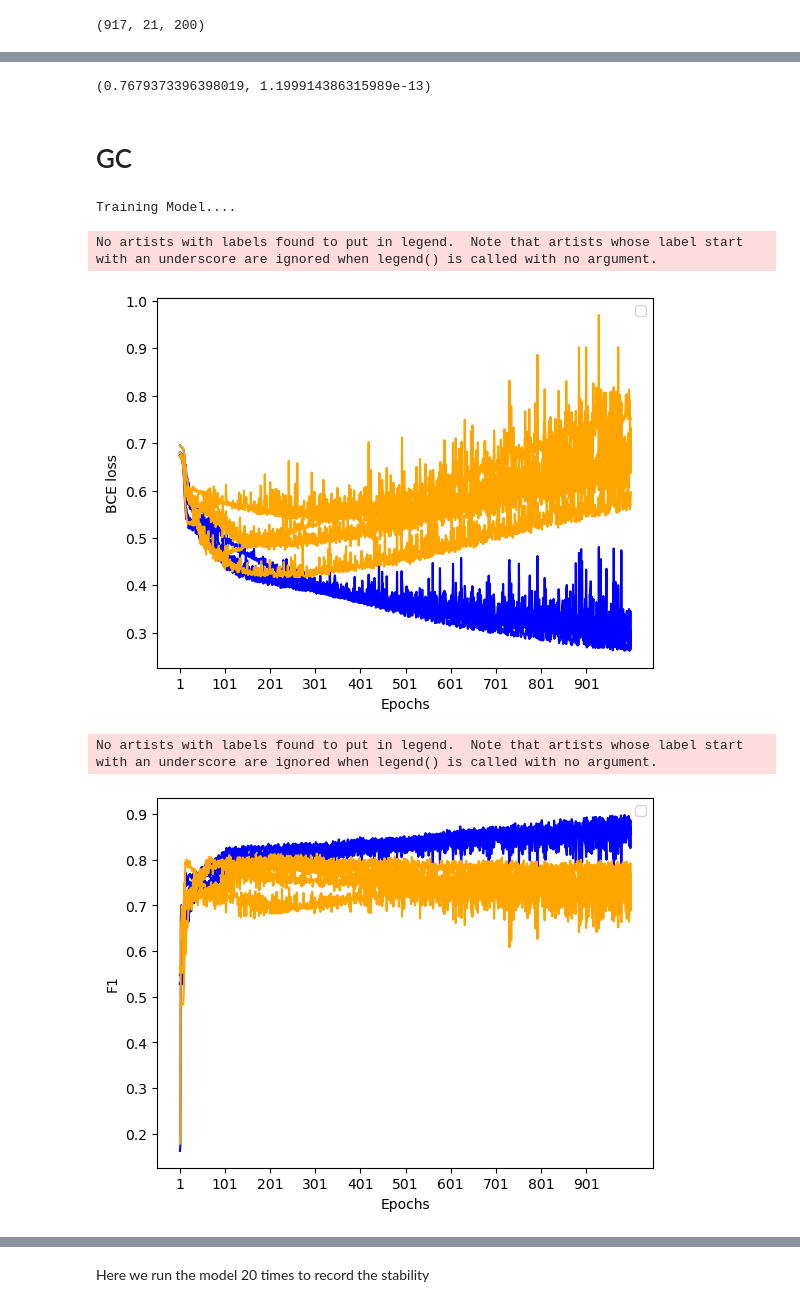
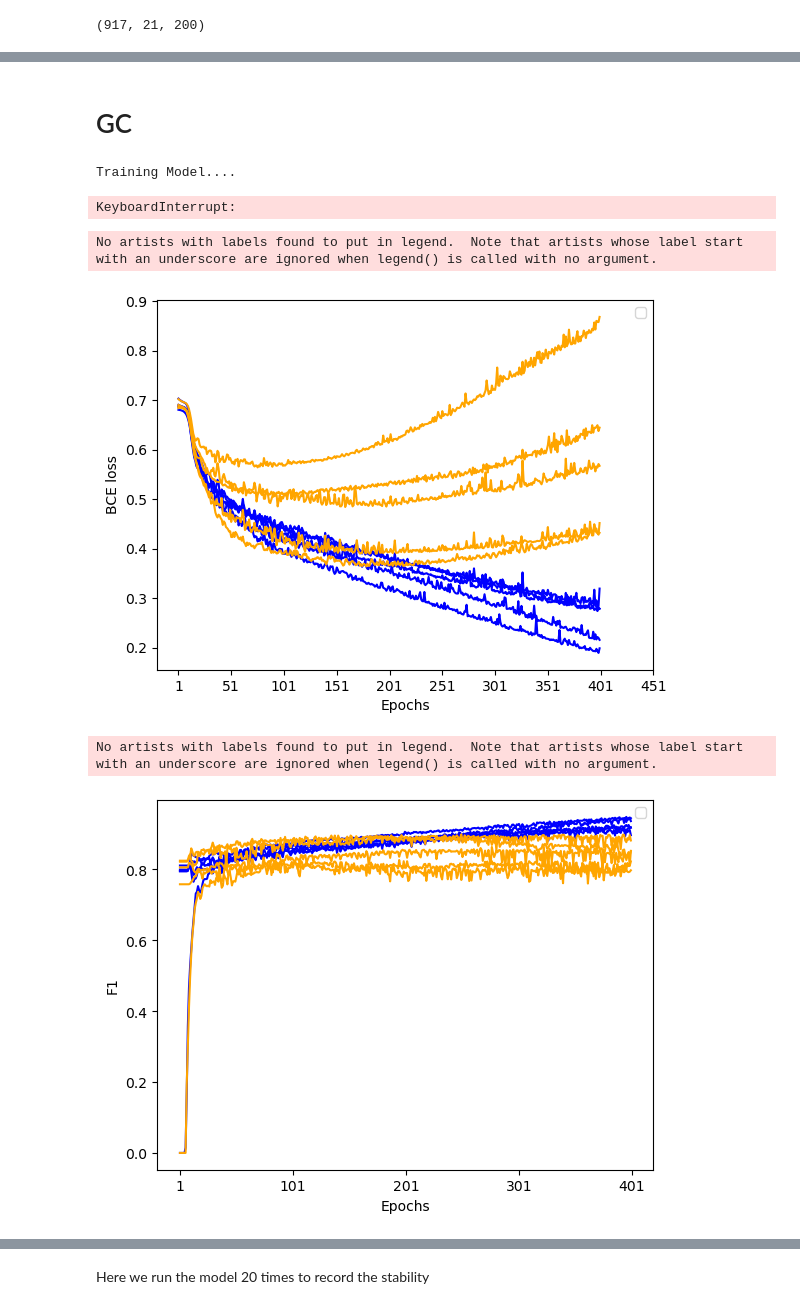
Before and after one commit to mhmdrdwn/EEG-Graph, a Jupyter notebook: graph_gcn_caueeg_normal_abnormal.ipynb, the cells around one changed output, grey strips where cells are left out. Saved outputs shown, nothing was run; the diff lists cells and outputs as text; code cells hidden in the pictures.

```diff
--- a/graph_gcn_caueeg_normal_abnormal.ipynb
+++ b/graph_gcn_caueeg_normal_abnormal.ipynb
@@ -458,7 +400,0 @@ np.save("caueeg_features_old/conn_data/gc/test_graphs.npy", test_graphs)
-# %%
-train_X = np.load("caueeg_features_old/conn_data/train_X.npy")
-test_X = np.load("caueeg_features_old/conn_data/test_X.npy")
-train_y = np.load("caueeg_features_old/conn_data/train_y.npy")
-test_y = np.load("caueeg_features_old/conn_data/test_y.npy")
-train_graphs = np.load("caueeg_features_old/conn_data/gc/train_graphs.npy")
-test_graphs = np.load("caueeg_features_old/conn_data/gc/test_graphs.npy")
@@ -509,3 +431,17 @@ train_X.shape, test_X.shape
+# %%
+train_X = np.load("../caueeg_features/conn_data/gc/train_X.npy")
+test_X = np.load("../caueeg_features/conn_data/gc/test_X.npy")
+train_y = np.load("../caueeg_features/conn_data/gc/train_y.npy")
+test_y = np.load("../caueeg_features/conn_data/gc/test_y.npy")
+train_graphs = np.load("../caueeg_features/conn_data/gc/train_graphs1.npy")
+test_graphs = np.load("../caueeg_features/conn_data/gc/test_graphs1.npy")
+train_graphs1, test_graphs1 = uniform_all_data(train_graphs[:, 0], test_graphs[:, 0])
+train_graphs2, test_graphs2 = uniform_all_data(train_graphs[:, 1], test_graphs[:, 1])
+
+train_graphs = np.sum((train_graphs1, train_graphs2), axis=0)
+test_graphs = np.sum((test_graphs1, test_graphs2), axis=0)
+#train_graphs, test_graphs = uniform_all_data(train_graphs, test_graphs)
+train_X, test_X = standardize_data(train_X, test_X)
 # %%
 train_X.max(), test_X.max(), train_X.min(), test_X.min()
 # %% [output]
@@ -519,15 +448,0 @@ train_X.shape
-# %%
-import copy
-
-def uniform(train_graphs, test_graphs):
-    out_train = copy.deepcopy(train_graphs)
-    out_test = copy.deepcopy(test_graphs)
-
-    min_A = train_graphs.min()
-    max_A = train_graphs.max()
-    out_train = (train_graphs - min_A)/(max_A - min_A)
-    out_test = (test_graphs - min_A)/(max_A - min_A)
-
-    return out_train, out_test
-
-train_graphs, test_graphs = uniform(train_graphs, test_graphs)
@@ -542,7 +449,3 @@ train_graphs.max(), train_graphs.min()
-# %%
-test_graphs.max(), test_graphs.min()
-# %% [output]
-(0.7679373396398019, 1.199914386315989e-13)
 # %%
 from sklearn.metrics import accuracy_score, confusion_matrix, f1_score, precision_score, recall_score, auc, roc_auc_score
 
@@ -591,17 +610,17 @@ import torch.nn as nn
 from sklearn.model_selection import KFold
 from sklearn.preprocessing import OneHotEncoder
 import torch
-from model import ChebNetGCN
+#from model import ChebNetGCN
 
 
-NUM_EPOCHS = 1000
+NUM_EPOCHS = 400
 NUM_CHANNELS = 21
 NUM_CLASSES = 2
 NUM_NODE_FEATURES = 7
 BATCH_SIZE = 128
 DEVICE = torch.device("cpu")
 
-loss_func = nn.BCEWithLogitsLoss()
+loss_func = nn.CrossEntropyLoss()
 
 all_train_losses = []
 all_val_losses = []
@@ -629,7 +648,6 @@ for i, (train_index, val_index) in enumerate(skf.split(train_X, train_y)):
     train_y_subset = encoder.fit_transform(train_y_subset).toarray()
     val_y = encoder.transform(val_y).toarray()
 
-    batch_size = 128
     train_iter = data_loader(train_X_subset ,train_graphs_subset, train_y_subset, DEVICE, BATCH_SIZE, shuffle=True)
     val_iter = data_loader(val_X, val_graphs_subset, val_y, DEVICE, BATCH_SIZE, shuffle=False)
 
@@ -665,34 +683,35 @@ for i, (train_index, val_index) in enumerate(skf.split(train_X, train_y)):
     all_val_f1.append(kfold_val_f1)
 # %% [output]
 Training Model....
+KeyboardInterrupt:
 # %%
 import matplotlib.pyplot as plt
 
 all_val_losses = np.moveaxis(np.array(all_val_losses), 0, 1)
 all_train_losses = np.moveaxis(np.array(all_train_losses), 0, 1)
 plt.plot(all_train_losses, color='blue')
 plt.plot(all_val_losses, color='orange')
 plt.xlabel("Epochs")
-plt.xticks(range(0, 1000, 100), range(1, 1001, 100))
+plt.xticks(range(0, 500, 50), range(1, 501, 50))
 plt.ylabel("BCE loss")
 plt.legend(loc="upper right")
 plt.show()
 # %% [output]
 No artists with labels found to put in legend.  Note that artists whose label start with an underscore are ignored when legend() is called with no argument.
-[figure, old version]
+[figure, new version]
 # %%
 all_val_f1 = np.moveaxis(np.array(all_val_f1), 0, 1)
 all_train_f1 = np.moveaxis(np.array(all_train_f1), 0, 1)
 plt.plot(all_train_f1, color='blue')
 plt.plot(all_val_f1, color='orange')
 plt.xlabel("Epochs")
-plt.xticks(range(0, 1000, 100), range(1, 1001, 100))
+plt.xticks(range(0, 500, 100), range(1, 501, 100))
 plt.ylabel("F1")
 plt.legend(loc="upper right")
 plt.show()
 # %% [output]
 No artists with labels found to put in legend.  Note that artists whose label start with an underscore are ignored when legend() is called with no argument.
-[figure, old version]
+[figure, new version]
 # %%
 #%%capture
 from tqdm import tqdm
```
Also changed, not shown: parts of 52 cells of this notebook.
